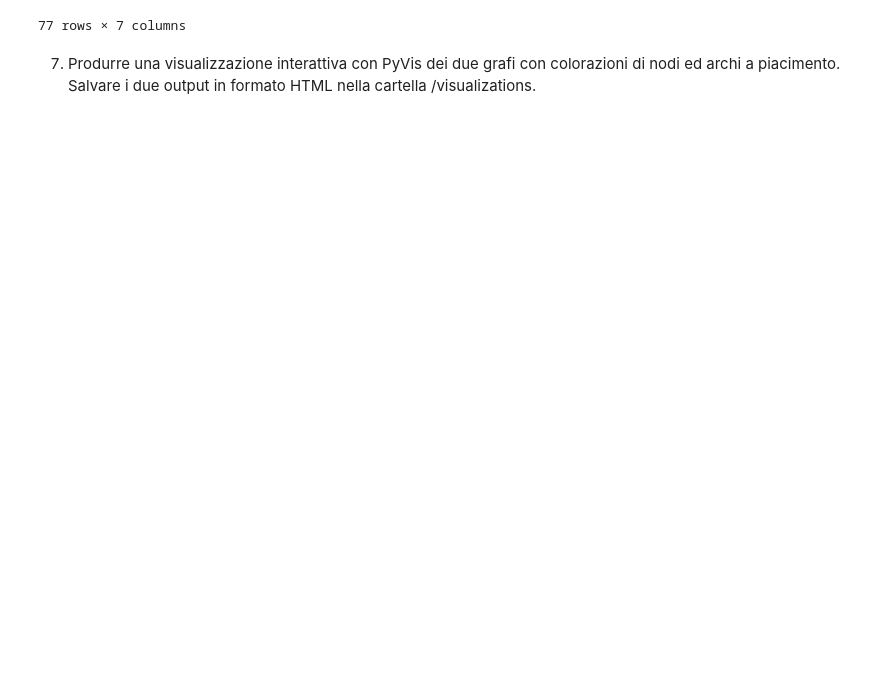
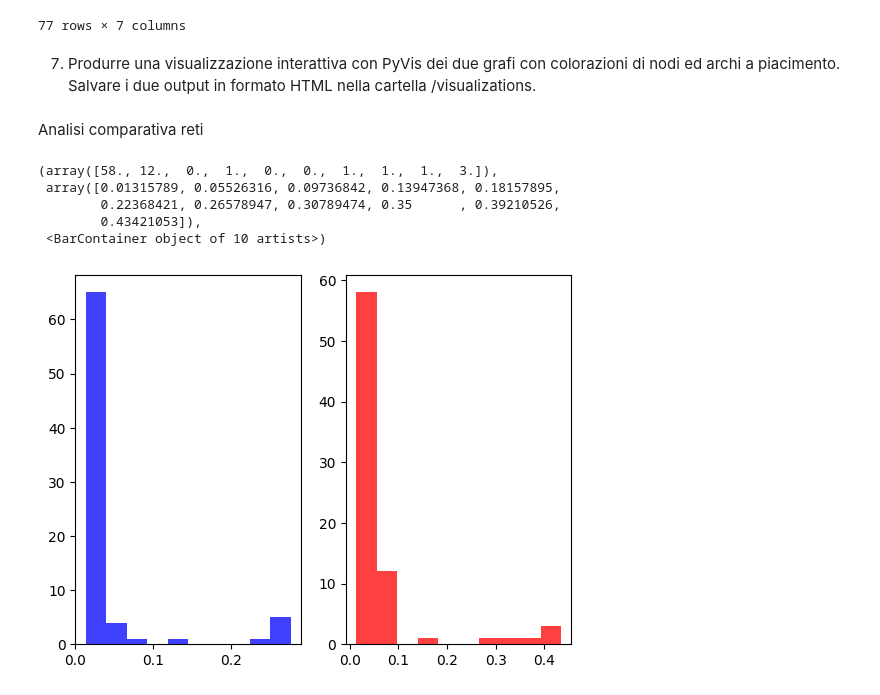
Before and after one commit to Vegaz10/Coautori_SocialComputing, a Jupyter notebook: progetto-Bariviera_Massarutto_Mattarelli_Puzzer.ipynb, the cells around one changed output. Drawn from its saved outputs; the diff is of its cells as text; code cells hidden in the pictures; blank space fills up the shorter version.

```diff
--- a/progetto-Bariviera_Massarutto_Mattarelli_Puzzer.ipynb
+++ b/progetto-Bariviera_Massarutto_Mattarelli_Puzzer.ipynb
@@ -471,3 +482,26 @@ for node, color in zip(extended_coautorship_graph.nodes(), Node_Color(extended_c
 
 interactive_extended_graph.from_nx(extended_coautorship_graph)
 interactive_extended_graph.save_graph('visualizations\\interactive_extended_graph.html')
+# %% [markdown]
+Analisi comparativa reti
+# %%
+## Degree Centrality
+
+plt.subplot(1, 2, 1)
+plt.hist(coauthorship_df['Degree Centrality'],
+         alpha=0.75,
+         bins=10,
+         color='blue')
+
+plt.subplot(1, 2, 2)
+plt.hist(coauthorship_extended_df['Degree Centrality'],
+         alpha=0.75,
+         bins=10,
+         color= 'red')
+# %% [output]
+(array([58., 12.,  0.,  1.,  0.,  0.,  1.,  1.,  1.,  3.]),
+ array([0.01315789, 0.05526316, 0.09736842, 0.13947368, 0.18157895,
+        0.22368421, 0.26578947, 0.30789474, 0.35      , 0.39210526,
+        0.43421053]),
+ <BarContainer object of 10 artists>)
+[figure, added]
```
Also changed, not shown: parts of 13 cells of this notebook, 8 other files.
